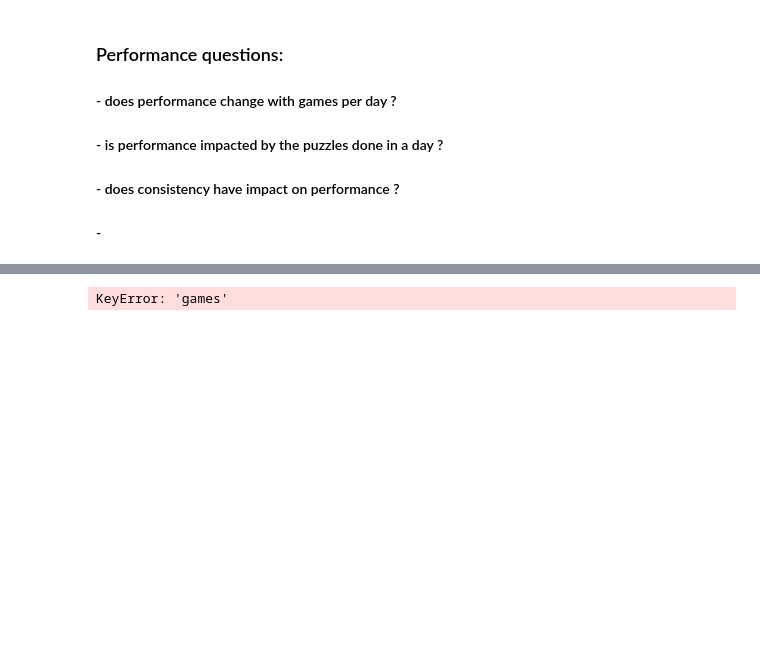
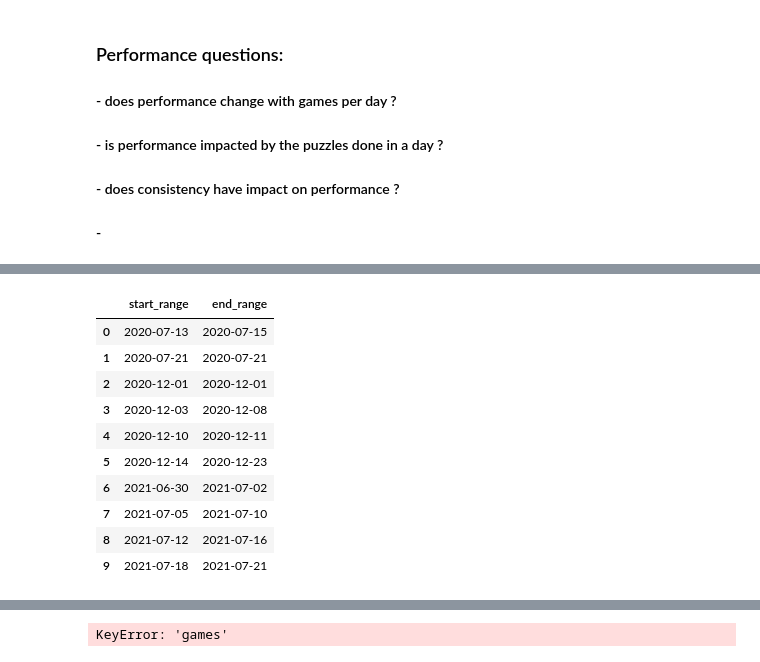
Before and after one commit to modestas-m/chess.com-performance-analysis, a Jupyter notebook: Performance analysis.ipynb, the cells around one changed output, grey strips where cells are left out. Saved outputs shown, nothing was run; the diff lists cells and outputs as text; code cells hidden in the pictures; blank space fills up the shorter version.

```diff
--- a/Performance analysis.ipynb
+++ b/Performance analysis.ipynb
@@ -324,0 +321,14 @@ AND dates < (SELECT MAX(dates) FROM df_dates);
+# %%
+df_islands.head(10)
+# %% [output]
+|  | start_range | end_range |
+| 0 | 2020-07-13 | 2020-07-15 |
+| 1 | 2020-07-21 | 2020-07-21 |
+| 2 | 2020-12-01 | 2020-12-01 |
+| 3 | 2020-12-03 | 2020-12-08 |
+| 4 | 2020-12-10 | 2020-12-11 |
+| 5 | 2020-12-14 | 2020-12-23 |
+| 6 | 2021-06-30 | 2021-07-02 |
+| 7 | 2021-07-05 | 2021-07-10 |
+| 8 | 2021-07-12 | 2021-07-16 |
+| 9 | 2021-07-18 | 2021-07-21 |
```
Also changed, not shown: parts of 24 cells of this notebook.
